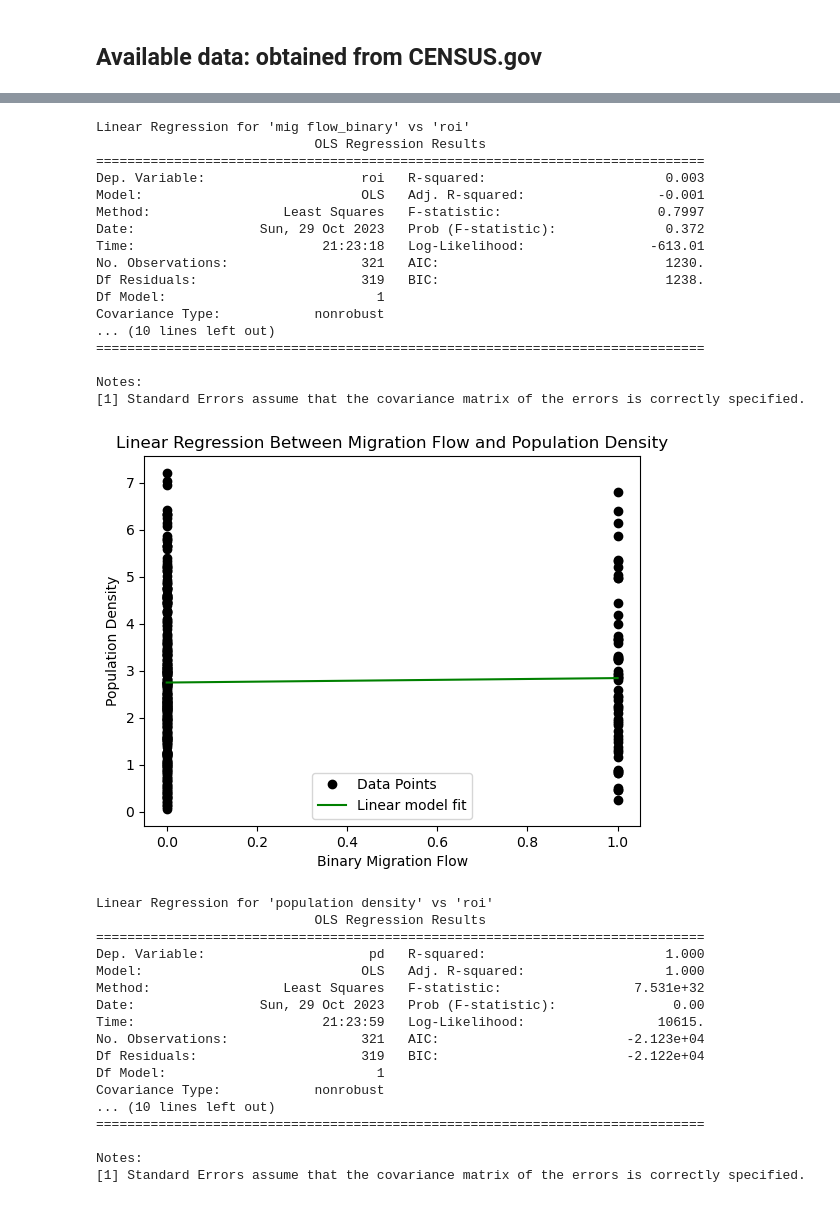
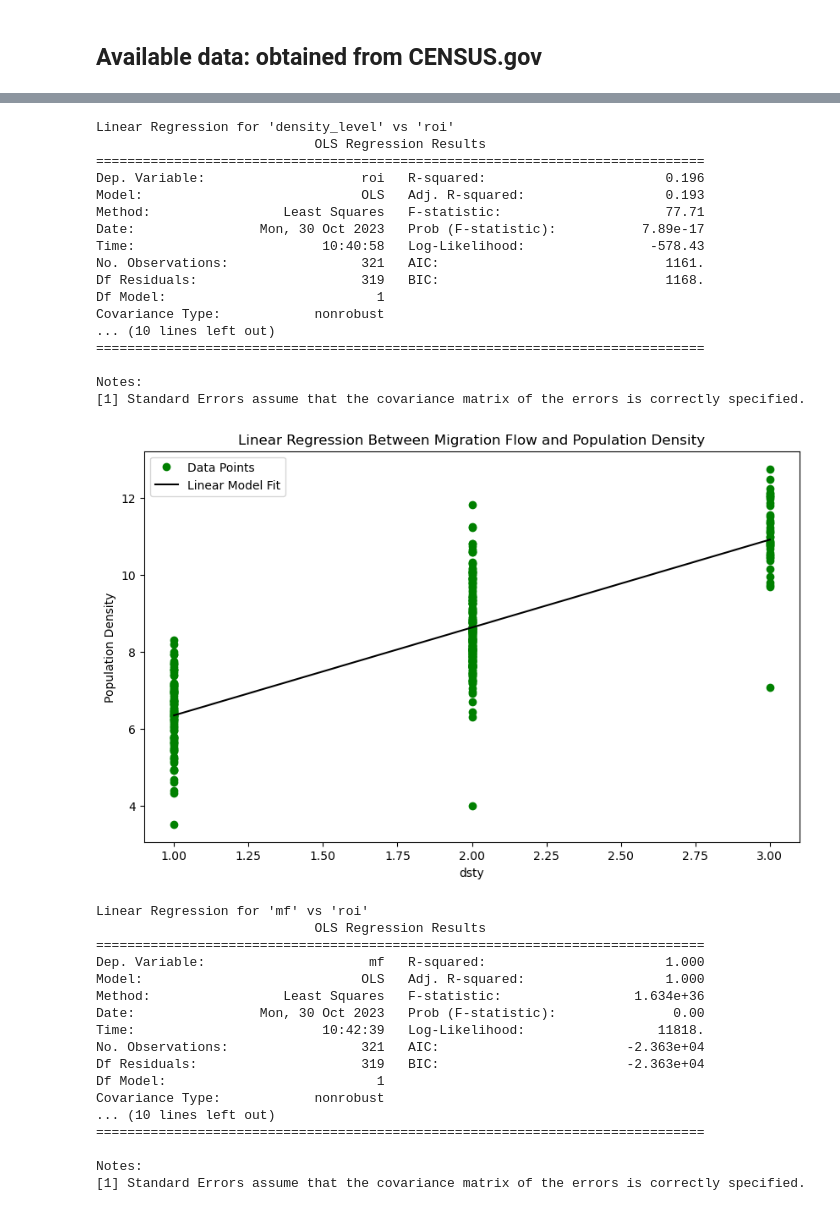
Before and after one commit to BeltranVV/Project1, a Jupyter notebook: Project.ipynb, the cells around one changed output, grey strips where cells are left out. Drawn from its saved outputs; the diff is of its cells as text; code cells hidden in the pictures.

```diff
--- a/Project.ipynb
+++ b/Project.ipynb
@@ -188,21 +179,20 @@ Covariance Type:            nonrobust
 Notes:
 [1] Standard Errors assume that the covariance matrix of the errors is correctly specified.
 # %%
-X_m = np.c_[np.ones(len(sum_cases_by_county)), sum_cases_by_county['mig flow_binary']]
+X_m = np.c_[np.ones(len(sum_cases_by_county)), sum_cases_by_county['density_level']]
 y_m = sum_cases_by_county['roi']
-
 X_m = sm.add_constant(X_m)
 model = sm.OLS(y_m, X_m).fit()
 INTERCEPT2, SLOPE2 = model.params[0], model.params[1]
 
-tempx2 = [0, 1]
+tempx2 = [1, 2, 3]
 plotting_temp2 = [SLOPE2 * x + INTERCEPT2 for x in tempx2]
 
-plt.plot(sum_cases_by_county['mig flow_binary'], sum_cases_by_county['roi'], 'ko')
-plt.plot(tempx2, plotting_temp2, 'r-')
-
+plt.figure(figsize=(10, 6))
+plt.plot(sum_cases_by_county['density_level'], sum_cases_by_county['roi'], 'bo')
+plt.plot(tempx2, plotting_temp2, 'k-')
 plt.ylabel('Rate of Infection')
-plt.title('Linear Regression Between Migration Flow and Rate of Infection')
-plt.legend(['Migration Flow', 'Linear model fit'])
+plt.title('Linear Regression Between dsty and Rate of Infection')
+plt.legend(['dsty', 'Linear Model Fit'])
 plt.show()
 # %% [output]
@@ -210,22 +200,22 @@ plt.show()
 # %%
-X_mig_flow = sum_cases_by_county['mig flow_binary']
+X_mig_flow = sum_cases_by_county['density_level']
 X_mig_flow = sm.add_constant(X_mig_flow)
 
 model_mig_flow = sm.OLS(y_m, X_mig_flow).fit()
 
-print("Linear Regression for 'mig flow_binary' vs 'roi'")
+print("Linear Regression for 'density_level' vs 'roi'")
 print(model_mig_flow.summary())
 # %% [output]
-Linear Regression for 'mig flow_binary' vs 'roi'
+Linear Regression for 'density_level' vs 'roi'
                             OLS Regression Results
 ==============================================================================
-Dep. Variable:                    roi   R-squared:                       0.003
-Model:                            OLS   Adj. R-squared:                 -0.001
-Method:                 Least Squares   F-statistic:                    0.7997
-Date:                Sun, 29 Oct 2023   Prob (F-statistic):              0.372
-Time:                        21:23:18   Log-Likelihood:                -613.01
-No. Observations:                 321   AIC:                             1230.
-Df Residuals:                     319   BIC:                             1238.
+Dep. Variable:                    roi   R-squared:                       0.196
+Model:                            OLS   Adj. R-squared:                  0.193
+Method:                 Least Squares   F-statistic:                     77.71
+Date:                Mon, 30 Oct 2023   Prob (F-statistic):           7.89e-17
+Time:                        10:40:58   Log-Likelihood:                -578.43
+No. Observations:                 321   AIC:                             1161.
+Df Residuals:                     319   BIC:                             1168.
 Df Model:                           1
 Covariance Type:            nonrobust
 ... (10 lines left out)
@@ -234,46 +224,45 @@ Covariance Type:            nonrobust
 Notes:
 [1] Standard Errors assume that the covariance matrix of the errors is correctly specified.
 # %%
-X_d = np.c_[np.ones(len(sum_cases_by_county)), sum_cases_by_county['mig flow_binary']]
-y_d = sum_cases_by_county['pd']
+X_d = np.c_[np.ones(len(sum_cases_by_county)), sum_cases_by_county['density_level']]
+y_d = sum_cases_by_county['mf']
+X_d = sm.add_constant(X_d)
 
-X_d = sm.add_constant(X_d)
-model = sm.OLS(y_d, X_d).fit()
-INTERCEPT2, SLOPE2 = model.params[0], model.params[1]
+model_2 = sm.OLS(y_d, X_d).fit()
+INTERCEPT2, SLOPE2 = model_2.params[0], model_2.params[1]
 
-tempx2 = [0, 1]
-plotting_temp2 = [SLOPE2 * x + INTERCEPT2 for x in tempx2]
-
-plt.plot(sum_cases_by_county['mig flow_binary'], sum_cases_by_county['pd'], 'ko')
-plt.plot(tempx2, plotting_temp2, 'g-')
+tempx3 = [1, 2, 3]
+plotting_temp3 = [SLOPE2 * x + INTERCEPT2 for x in tempx3]
+plt.figure(figsize=(10, 6))  # Adjust the figure size as needed
+plt.plot(sum_cases_by_county['density_level'], sum_cases_by_county['mf'], 'go')
+plt.plot(tempx3, plotting_temp3, 'k-')
 
 plt.ylabel('Population Density')
-plt.xlabel('Binary Migration Flow')
+plt.xlabel('dsty')
 plt.title('Linear Regression Between Migration Flow and Population Density')
-plt.legend(['Data Points', 'Linear model fit'])
 
+plt.legend(['Data Points', 'Linear Model Fit'])
 plt.show()
 # %% [output]
-[figure, old version]
+[figure, new version]
 # %%
-X_density = sum_cases_by_county['pd']
+X_density = sum_cases_by_county['mf']
 X_density = sm.add_constant(X_density)
-
 model_density = sm.OLS(y_d, X_density).fit()
 
-print("Linear Regression for 'population density' vs 'roi'")
+print("Linear Regression for 'mf' vs 'roi'")
 print(model_density.summary())
 # %% [output]
-Linear Regression for 'population density' vs 'roi'
+Linear Regression for 'mf' vs 'roi'
                             OLS Regression Results
 ==============================================================================
-Dep. Variable:                     pd   R-squared:                       1.000
+Dep. Variable:                     mf   R-squared:                       1.000
 Model:                            OLS   Adj. R-squared:                  1.000
-Method:                 Least Squares   F-statistic:                 7.531e+32
-Date:                Sun, 29 Oct 2023   Prob (F-statistic):               0.00
-Time:                        21:23:59   Log-Likelihood:                 10615.
-No. Observations:                 321   AIC:                        -2.123e+04
-Df Residuals:                     319   BIC:                        -2.122e+04
+Method:                 Least Squares   F-statistic:                 1.634e+36
+Date:                Mon, 30 Oct 2023   Prob (F-statistic):               0.00
+Time:                        10:42:39   Log-Likelihood:                 11818.
+No. Observations:                 321   AIC:                        -2.363e+04
+Df Residuals:                     319   BIC:                        -2.363e+04
 Df Model:                           1
 Covariance Type:            nonrobust
 ... (10 lines left out)
```
Also changed, not shown: parts of 12 cells of this notebook.
